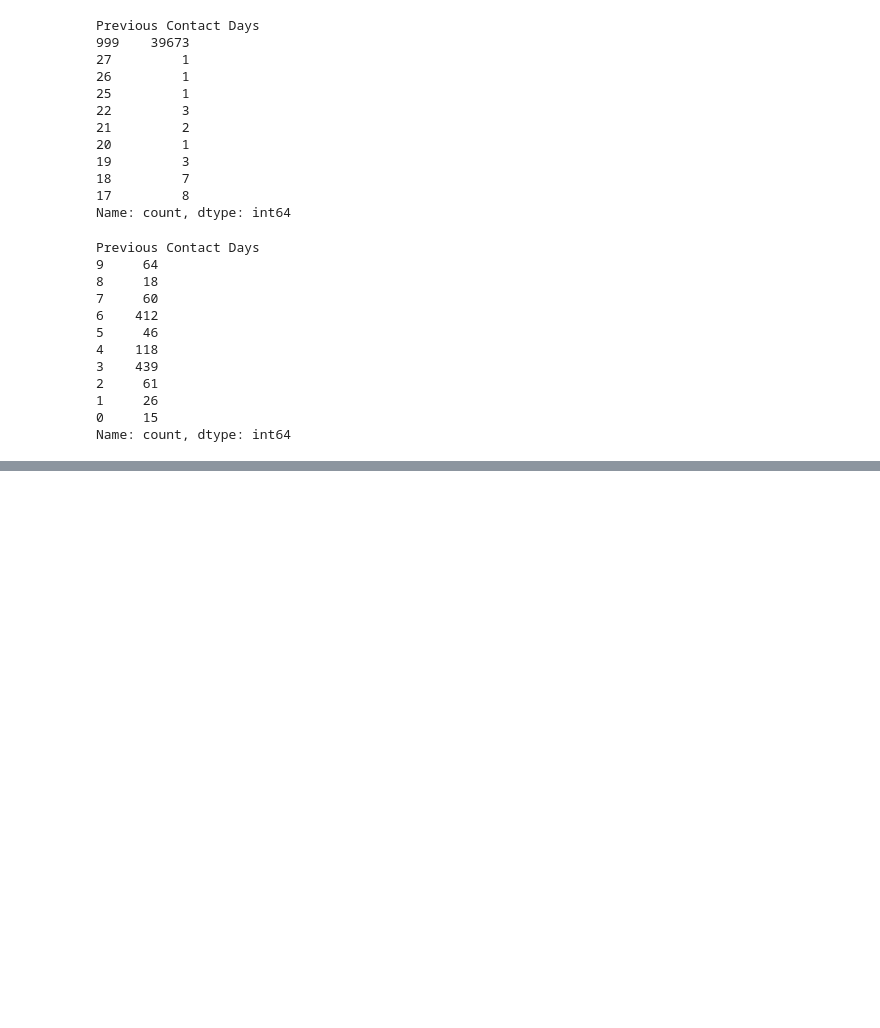
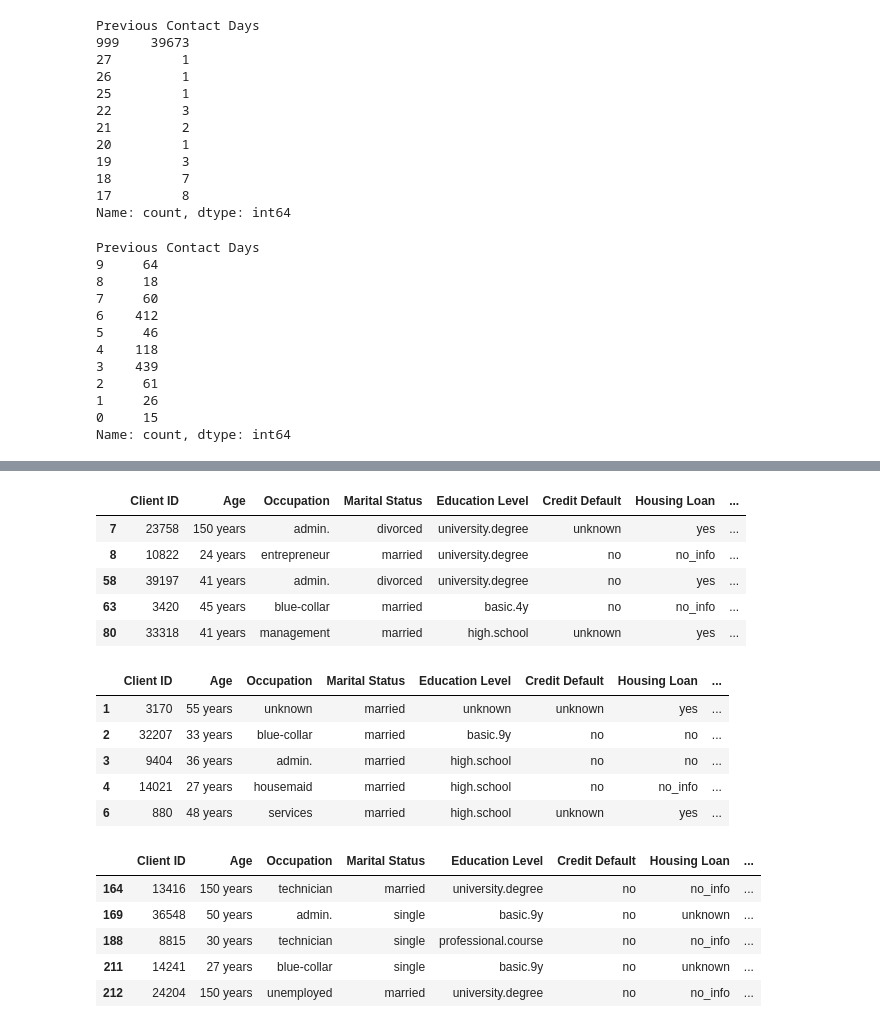
Before and after one commit to srishti06m-cmyk/EGT309_PROJ1, a Jupyter notebook: eda.ipynb, the cells around one changed output, grey strips where cells are left out. Drawn from its saved outputs; the diff is of its cells as text; code cells hidden in the pictures; blank space fills up the shorter version.

```diff
--- a/eda.ipynb
+++ b/eda.ipynb
@@ -520,0 +639,4 @@ Name: count, dtype: float64 %
+# %%
+df["Housing Loan"]=df["Housing Loan"].fillna("no_info")
+display(df["Housing Loan"].isna().value_counts())
+display(df["Housing Loan"].value_counts())
@@ -520,0 +658,23 @@ Name: count, dtype: float64 %
+# %%
+display(df[df["Personal Loan"].isna()].head(5))
+display(df[df["Personal Loan"]=="no"].head(5))
+df[df["Personal Loan"]=="unknown"].head(5)
+# %% [output]
+|  | Client ID | Age | Occupation | Marital Status | Education Level | Credit Default | Housing Loan | ... |
+| 7 | 23758 | 150 years | admin. | divorced | university.degree | unknown | yes | ... |
+| 8 | 10822 | 24 years | entrepreneur | married | university.degree | no | no_info | ... |
+| 58 | 39197 | 41 years | admin. | divorced | university.degree | no | yes | ... |
+| 63 | 3420 | 45 years | blue-collar | married | basic.4y | no | no_info | ... |
+| 80 | 33318 | 41 years | management | married | high.school | unknown | yes | ... |
+|  | Client ID | Age | Occupation | Marital Status | Education Level | Credit Default | Housing Loan | ... |
+| 1 | 3170 | 55 years | unknown | married | unknown | unknown | yes | ... |
+| 2 | 32207 | 33 years | blue-collar | married | basic.9y | no | no | ... |
+| 3 | 9404 | 36 years | admin. | married | high.school | no | no | ... |
+| 4 | 14021 | 27 years | housemaid | married | high.school | no | no_info | ... |
+| 6 | 880 | 48 years | services | married | high.school | unknown | yes | ... |
+|  | Client ID | Age | Occupation | Marital Status | Education Level | Credit Default | Housing Loan | ... |
+| 164 | 13416 | 150 years | technician | married | university.degree | no | no_info | ... |
+| 169 | 36548 | 50 years | admin. | single | basic.9y | no | unknown | ... |
+| 188 | 8815 | 30 years | technician | single | professional.course | no | no_info | ... |
+| 211 | 14241 | 27 years | blue-collar | single | basic.9y | no | unknown | ... |
+| 212 | 24204 | 150 years | unemployed | married | university.degree | no | no_info | ... |
```
Also changed, not shown: parts of 29 cells of this notebook.
